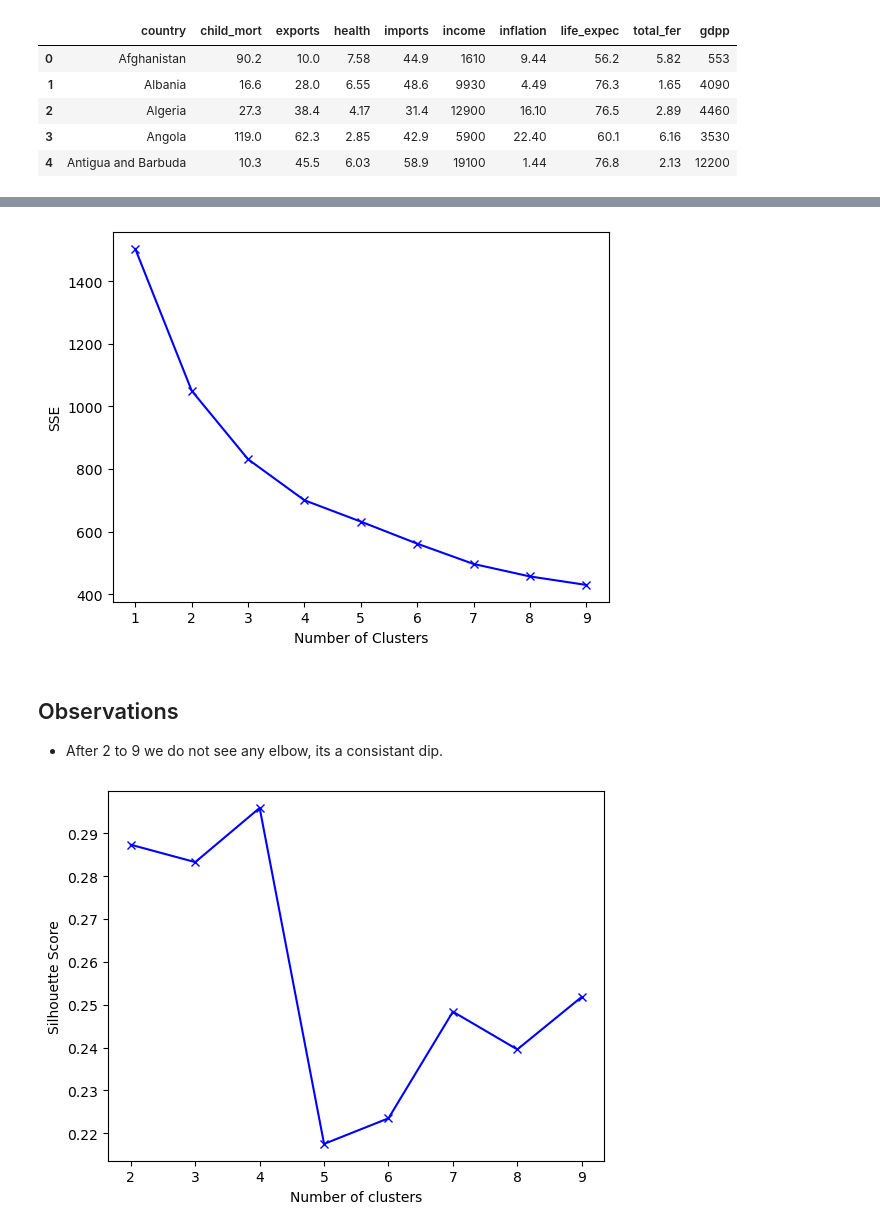
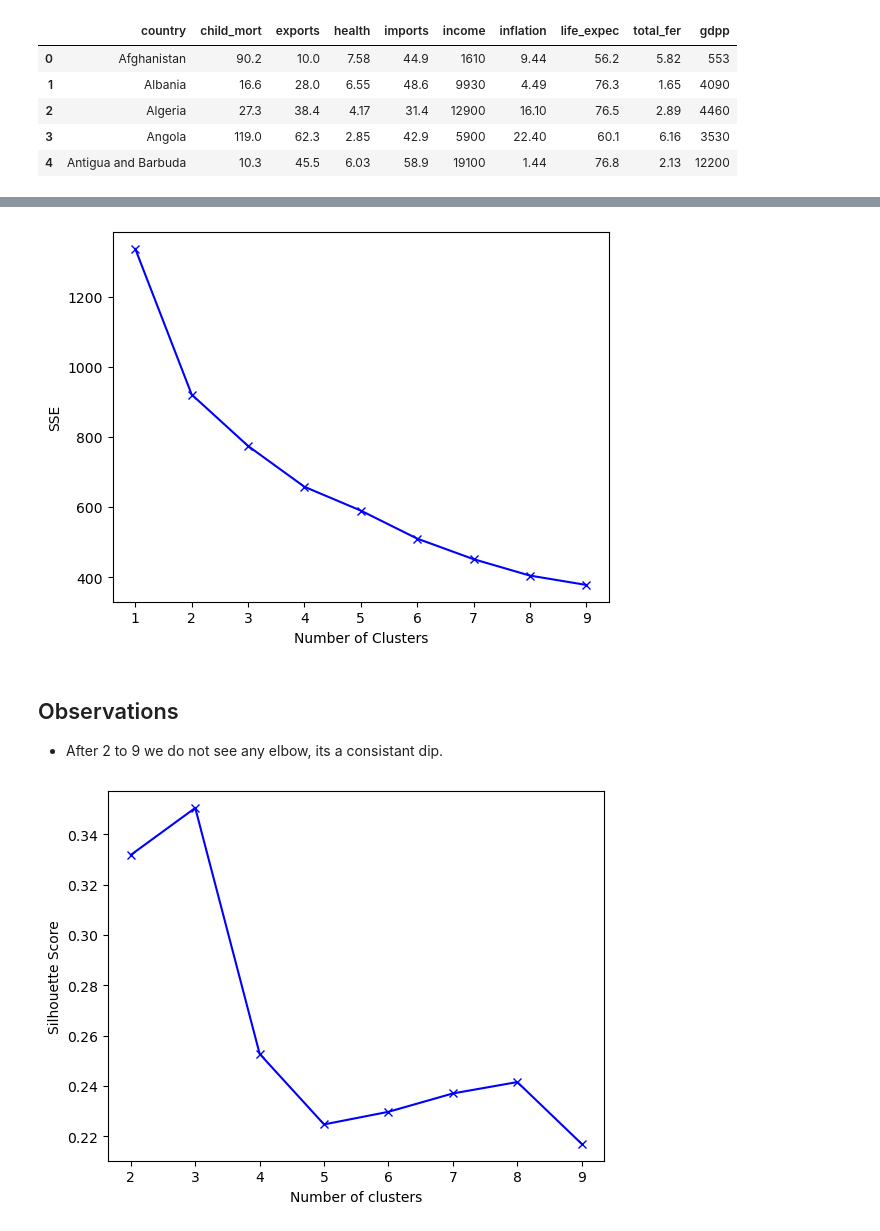
Before and after one commit to The-DigitalAcademy/Country_Clustering_Project, a Jupyter notebook: country.ipynb, the cells around one changed output, grey strips where cells are left out. Saved outputs shown, nothing was run; the diff lists cells and outputs as text; code cells hidden in the pictures.

```diff
--- a/country.ipynb
+++ b/country.ipynb
@@ -62,0 +112,5 @@ pandas.core.frame.DataFrame
+# %%
+data_without_country = df.drop(columns=["country"])
+plt.figure(figsize=(10, 10))
+sns.heatmap(data_without_country.corr(), annot=True, cmap="YlGnBu")
+plt.show()
@@ -123,9 +141,0 @@ sns.scatterplot(x=data_tsna[0],y=data_tsna[1])
-# %%
-kmeans=KMeans(n_clusters=2,random_state=2)
-kmeans.fit(set_scaled)
-# Adding predicted Labels to scaled data and original data
-df["kmean_labels"] = kmeans.predict(set_scaled)
-df["kmean_labels"].value_counts()
-# Adding predicted Labels to scaled data and original data
-df["kmean_labels"] = kmeans.predict(set_scaled)
-df["kmean_labels"].value_counts()
@@ -135,0 +142,7 @@ Name: kmean_labels, dtype: int64
+# %%
+data_for_clustering = data_without_country.drop(columns=["gdpp"])
+
+# Scaling the data and storing it in a new dataframe
+scaler = StandardScaler()
+data_scaled = pd.DataFrame(scaler.fit_transform(data_for_clustering), columns=data_for_clustering.columns)
+data_scaled.head()
@@ -137,41 +157,40 @@ Name: kmean_labels, dtype: int64
 #Empty dictionary to store the SSE (sum of Squares errors) for each value of k
 sse = {}
 
-#iterate for a range of Ks and fit the scaled data to the algorithm. Use inertia attribute from the clustering object and
-#store the inertia value for that k
+# iterate for a range of Ks and fit the scaled data to the algorithm. Use inertia attribute from the clustering object and
+# store the inertia value for that k
 for k in range(1, 10):
-    kmeans = KMeans(n_clusters=k, random_state=1).fit(set_scaled)
+    kmeans = KMeans(n_clusters=k, random_state=1).fit(data_scaled)
     sse[k] = kmeans.inertia_
 
-#Plotting the findings
+# Plotting the findings
 plt.figure()
 plt.plot(list(sse.keys()), list(sse.values()), "bx-")
 plt.xlabel("Number of Clusters")
 plt.ylabel("SSE")
 plt.show()
 # %% [output]
-[figure, old version]
+[figure, new version]
 # %% [markdown]
 ## Observations
 - After 2 to 9 we do not see any elbow, its a consistant dip.
 # %%
-from sklearn.metrics import silhouette_score
-#Silhoutte score dict
+# Silhoutte score dict
 sc = {}
 
-#iterating over a range of ks fitting it to k-means and getting the silhoute score for each.
+# iterating over a range of ks fitting it to k-means and getting the silhoute score for each.
 for k in range(2, 10):
-    kmeans = KMeans(n_clusters=k, random_state=1).fit(set_scaled)
-    labels = kmeans.predict(set_scaled)
-    sc[k] = silhouette_score(set_scaled, labels)
+    kmeans = KMeans(n_clusters=k, random_state=1).fit(data_scaled)
+    labels = kmeans.predict(data_scaled)
+    sc[k] = silhouette_score(data_scaled, labels)
 
-#Lets plot the finding - Maybe we will find an elbow
+# Lets plot the finding - Maybe we will find an elbow
 plt.figure()
 plt.plot(list(sc.keys()), list(sc.values()), "bx-")
 plt.xlabel("Number of clusters")
 plt.ylabel("Silhouette Score")
 plt.show()
 # %% [output]
-[figure, old version]
+[figure, new version]
 # %% [markdown]
 ## Observations:
```
Also changed, not shown: parts of 37 cells of this notebook.
